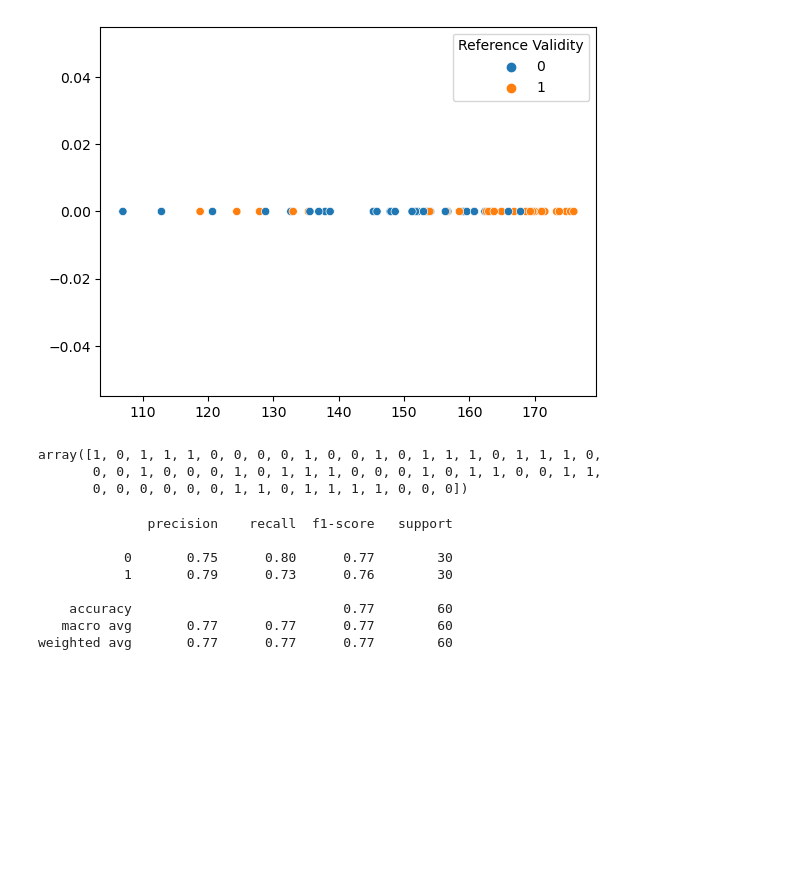
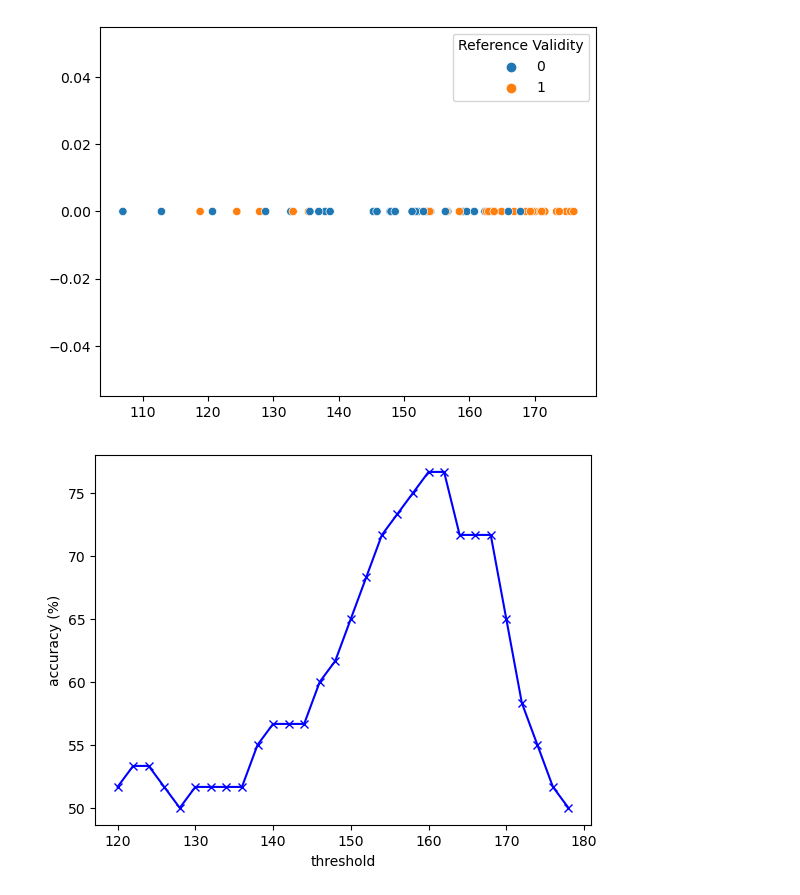
Before and after one commit to CSA-cyber/Reference-Validation, a Jupyter notebook: results.ipynb, the cells around one changed output. Saved outputs shown, nothing was run; the diff lists cells and outputs as text; code cells hidden in the pictures; blank space fills up the shorter version.

Commit message:
added accuracy plot

```diff
--- a/results.ipynb
+++ b/results.ipynb
@@ -61,28 +61,26 @@ sns.scatterplot(x=scores, y=np.zeros_like(scores), hue=labels)
 <AxesSubplot: >
 [figure]
 # %%
-def predict(array):
-    return np.array([0 if i < 160 else 1 for i in array])
+def predict(array, threshold):
+    return np.array([0 if i < threshold else 1 for i in array])
-# %%
-predictions = predict(scores)
-predictions
-# %% [output]
-array([1, 0, 1, 1, 1, 0, 0, 0, 0, 1, 0, 0, 1, 0, 1, 1, 1, 0, 1, 1, 1, 0,
-       0, 0, 1, 0, 0, 0, 1, 0, 1, 1, 1, 0, 0, 0, 1, 0, 1, 1, 0, 0, 1, 1,
-       0, 0, 0, 0, 0, 0, 1, 1, 0, 1, 1, 1, 1, 0, 0, 0])
-# %%
-from sklearn.metrics import classification_report
-
-print(classification_report(labels, predictions))
-# %% [output]
-              precision    recall  f1-score   support
-
-           0       0.75      0.80      0.77        30
-           1       0.79      0.73      0.76        30
-
-    accuracy                           0.77        60
-   macro avg       0.77      0.77      0.77        60
-weighted avg       0.77      0.77      0.77        60
+# %%
+from sklearn.metrics import accuracy_score
+
+x = []
+y = []
+for t in range(120, 180):
+    predictions = predict(scores, t)
+    x.append(t)
+    y.append(100*accuracy_score(labels, predictions))
+# %%
+import matplotlib.pyplot as plt
+
+plt.plot(x[::2], y[::2], 'bx-')
+plt.xlabel('threshold')
+plt.ylabel('accuracy (%)')
+plt.savefig('threshold.png', dpi=200)
+# %% [output]
+[figure, added]
 # %%
 df['scores'] = scores
 df.head()
```
Also changed, not shown: parts of 1 cell of this notebook, 3 other files.
